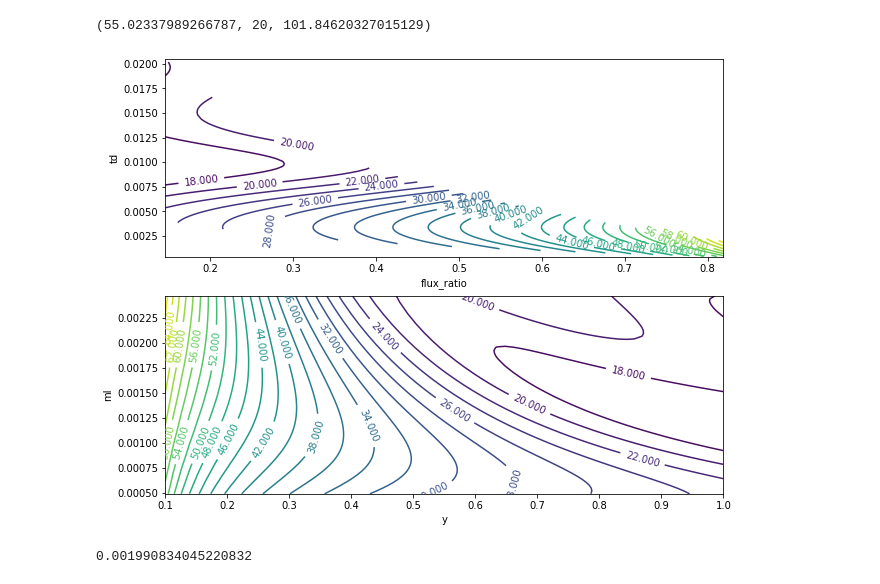
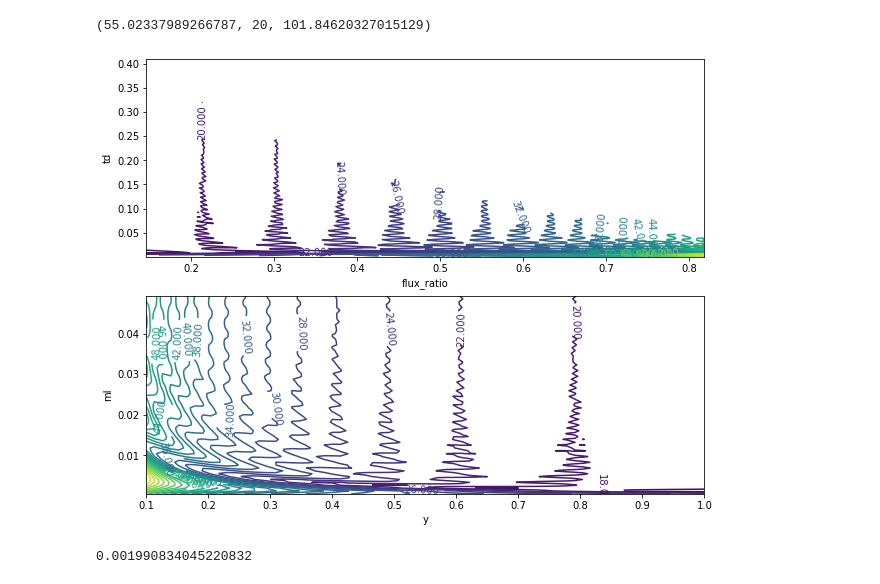
Before and after one commit to astroboy07/GW_Lensing, a Jupyter notebook: lens_properties.ipynb, the cells around one changed output. Saved outputs shown, nothing was run; the diff lists cells and outputs as text; code cells hidden in the pictures.

```diff
--- a/lens_properties.ipynb
+++ b/lens_properties.ipynb
@@ -163,14 +163,14 @@ def contour_plot(ml_low_limit,
 
     return ml_flatten, y_flatten, snr_flat
 # %%
-z = contour_plot(100 * solar_mass,
-                 500 * solar_mass,
+z = contour_plot(1e2 * solar_mass,
+                 1e4 * solar_mass,
                  0.1,
                  1,
                  lens = 'pm'
                 )
 # %% [output]
-[figure, old version]
+[figure, new version]
 # %%
 td(100 * solar_mass, 0.5, 'pm')
 # %% [output]
```
Also changed, not shown: parts of 1 cell of this notebook, 1 other file.
